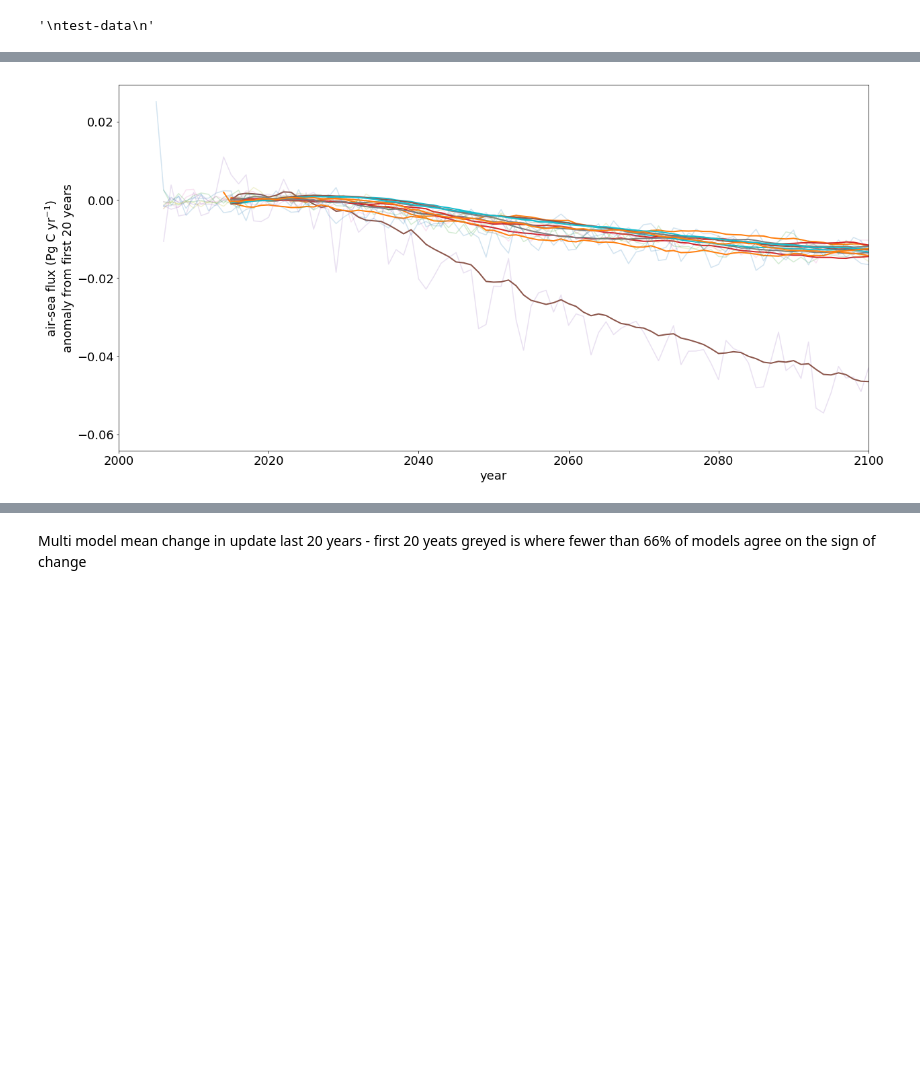
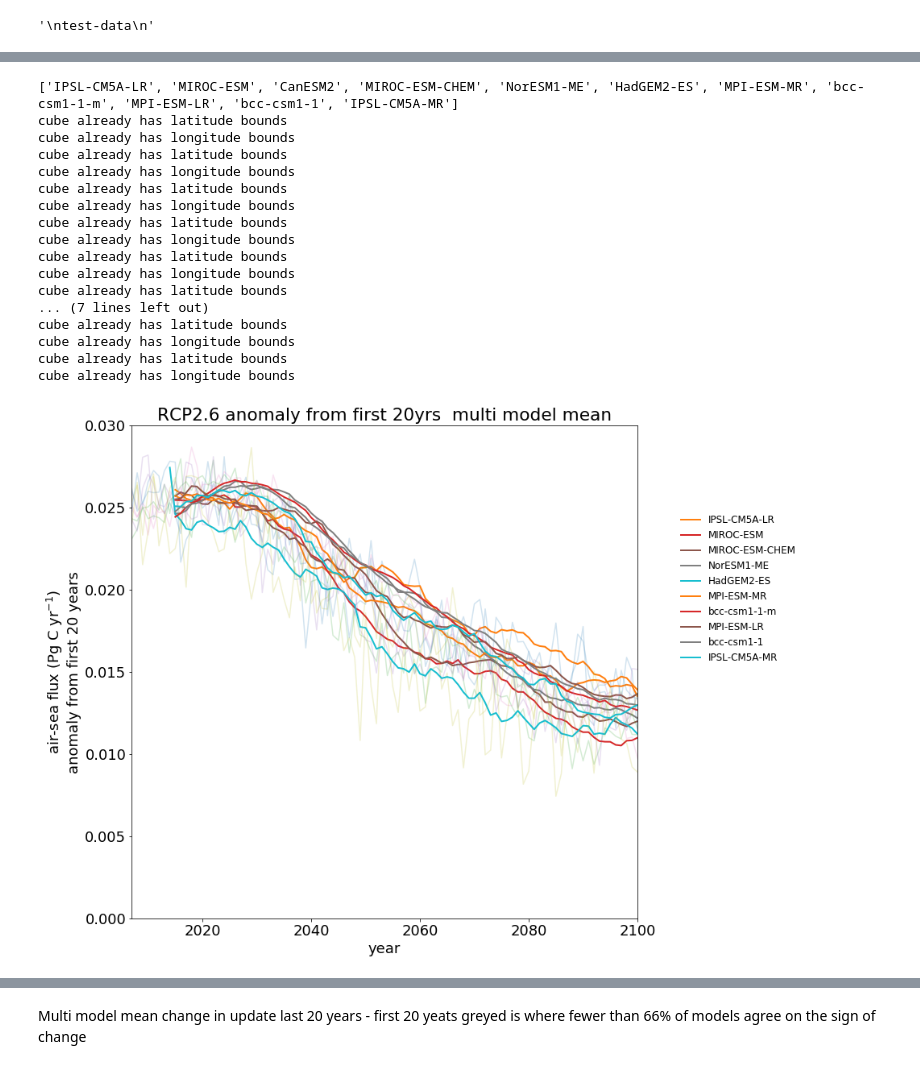
Before and after one commit to PaulHalloran/batmobile_jupyter_notebooks, a Jupyter notebook: analysis_for_noc_talk.ipynb, the cells around one changed output, grey strips where cells are left out. Cells and saved outputs as stored; diff of their text form; code cells hidden in the pictures; blank space fills up the shorter version.

```diff
--- a/analysis_for_noc_talk.ipynb
+++ b/analysis_for_noc_talk.ipynb
@@ -631,26 +737,58 @@ plt.show()
 # %%
+models = model_names(directory)
+models = list(models)
+models.remove('GFDL-ESM2M')
+models.remove('CNRM-CM5')
+
 variable = 'fgco2'
 run = 'rcp26'
+
+print list(data_dict[run][variable])
+
 
 font = {'family' : 'normal',
         'weight' : 'normal',
         'size'   : 18}
 
 matplotlib.rc('font', **font)
 
-plt.figure(figsize=(20,10))
+initial_value = (np.mean([area_sum(data_dict[run][variable][model]['first20']).data for model in data_dict[run][variable]])*365.0*yearsec)/1.0e12
+
+
+plt.figure(figsize=(14,10))
 for model in list(data_dict[run][variable]):
-    df = pd.DataFrame({'tmp':(data_dict[run][variable][model]['timeseries'].data*365.0*yearsec)/1.0e12})
-    plt.plot(data_dict[run][variable][model]['years'],df.tmp-df.tmp[0:20].mean(),alpha=0.2,label=model)
-    plt.plot(data_dict[run][variable][model]['years'],df.tmp.rolling(10).mean()-df.tmp[0:20].mean(),lw=2,label=model)
+    if model <> 'CanESM2':
+        df = pd.DataFrame({'tmp':(data_dict[run][variable][model]['timeseries'].data*365.0*yearsec)/1.0e12})
+        plt.plot(data_dict[run][variable][model]['years'],initial_value+df.tmp-df.tmp[0:20].mean(),alpha=0.2,label='_nolegend_')
+        plt.plot(data_dict[run][variable][model]['years'],initial_value+df.tmp.rolling(10).mean()-df.tmp[0:20].mean(),lw=2,label=model)
 
-plt.xlim([2000,2100])
-# plt.legend(loc=1)
+plt.xlim([2007,2100])
+plt.ylim([0,0.03])
+plt.legend(loc=8, bbox_to_anchor=(1.2, 0.5),prop={'size': 12},frameon=False)
 plt.xlabel('year')
 plt.ylabel('air-sea flux (Pg C yr$^{-1}$)\nanomaly from first 20 years')
-plt.show()
+plt.title('RCP2.6 anomaly from first 20yrs  multi model mean')
+plt.tight_layout()
+plt.savefig('/home/ph290/Documents/figures/class_rcp26_fgco2_ts.png')
 # %% [output]
+['IPSL-CM5A-LR', 'MIROC-ESM', 'CanESM2', 'MIROC-ESM-CHEM', 'NorESM1-ME', 'HadGEM2-ES', 'MPI-ESM-MR', 'bcc-csm1-1-m', 'MPI-ESM-LR', 'bcc-csm1-1', 'IPSL-CM5A-MR']
+cube already has latitude bounds
+cube already has longitude bounds
+cube already has latitude bounds
+cube already has longitude bounds
+cube already has latitude bounds
+cube already has longitude bounds
+cube already has latitude bounds
+cube already has longitude bounds
+cube already has latitude bounds
+cube already has longitude bounds
+cube already has latitude bounds
+... (7 lines left out)
+cube already has latitude bounds
+cube already has longitude bounds
+cube already has latitude bounds
+cube already has longitude bounds
-[figure, old version]
+[figure, new version]
 # %%
 def calculate_agreement(run_composites,agreement):
     # run_composites=run_composites[lag]
```
Also changed, not shown: parts of 29 cells of this notebook.
